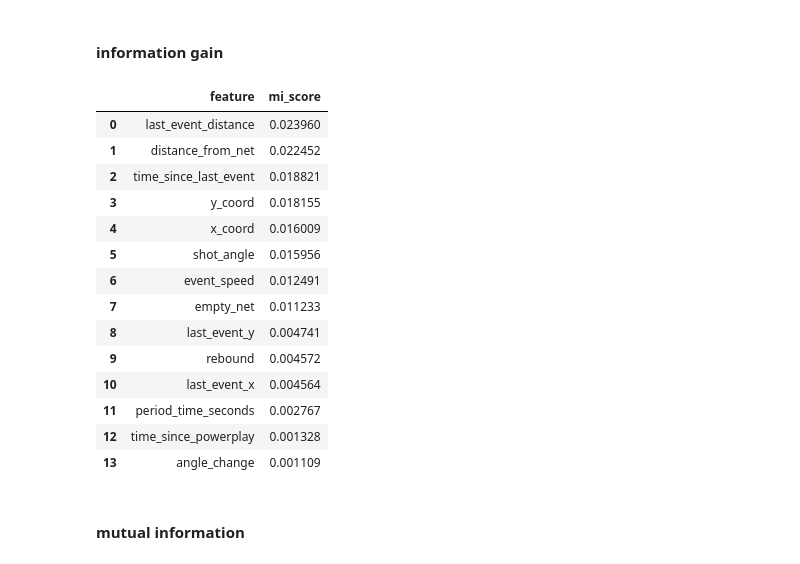
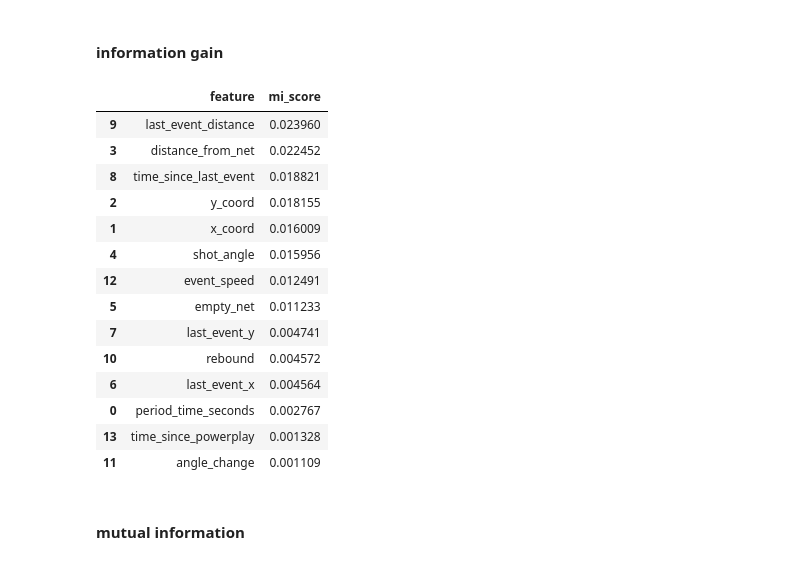
Before and after one commit to AbdelhamidRouatbi/data-science-code, a Jupyter notebook: notebooks/milestone2/step4_xgboost.ipynb, the cells around one changed output. Drawn from its saved outputs; the diff is of its cells as text; code cells hidden in the pictures.

```diff
--- a/notebooks/milestone2/step4_xgboost.ipynb
+++ b/notebooks/milestone2/step4_xgboost.ipynb
@@ -1008,28 +1004,28 @@ mi_scores = mutual_info_classif(X, Y.values.ravel(), random_state=42)
 # %%
 feature_cols = X.columns
 
 mi_gain_df = pd.DataFrame({
     "feature": feature_cols,
     "mi_score": mi_scores
 })
-mi_gain_df = mi_gain_df.sort_values(by="mi_score", ascending=False).reset_index(drop=True)
-mi_gain_df
+
+mi_gain_df.sort_values(by="mi_score", ascending=False)
 # %% [output]
 |  | feature | mi_score |
-| 0 | last_event_distance | 0.023960 |
-| 1 | distance_from_net | 0.022452 |
-| 2 | time_since_last_event | 0.018821 |
-| 3 | y_coord | 0.018155 |
-| 4 | x_coord | 0.016009 |
-| 5 | shot_angle | 0.015956 |
-| 6 | event_speed | 0.012491 |
-| 7 | empty_net | 0.011233 |
-| 8 | last_event_y | 0.004741 |
-| 9 | rebound | 0.004572 |
-| 10 | last_event_x | 0.004564 |
-| 11 | period_time_seconds | 0.002767 |
-| 12 | time_since_powerplay | 0.001328 |
-| 13 | angle_change | 0.001109 |
+| 9 | last_event_distance | 0.023960 |
+| 3 | distance_from_net | 0.022452 |
+| 8 | time_since_last_event | 0.018821 |
+| 2 | y_coord | 0.018155 |
+| 1 | x_coord | 0.016009 |
+| 4 | shot_angle | 0.015956 |
+| 12 | event_speed | 0.012491 |
+| 5 | empty_net | 0.011233 |
+| 7 | last_event_y | 0.004741 |
+| 10 | rebound | 0.004572 |
+| 6 | last_event_x | 0.004564 |
+| 0 | period_time_seconds | 0.002767 |
+| 13 | time_since_powerplay | 0.001328 |
+| 11 | angle_change | 0.001109 |
 # %% [markdown]
 #### mutual information
 # %%
```
Also changed, not shown: parts of 6 cells of this notebook.
